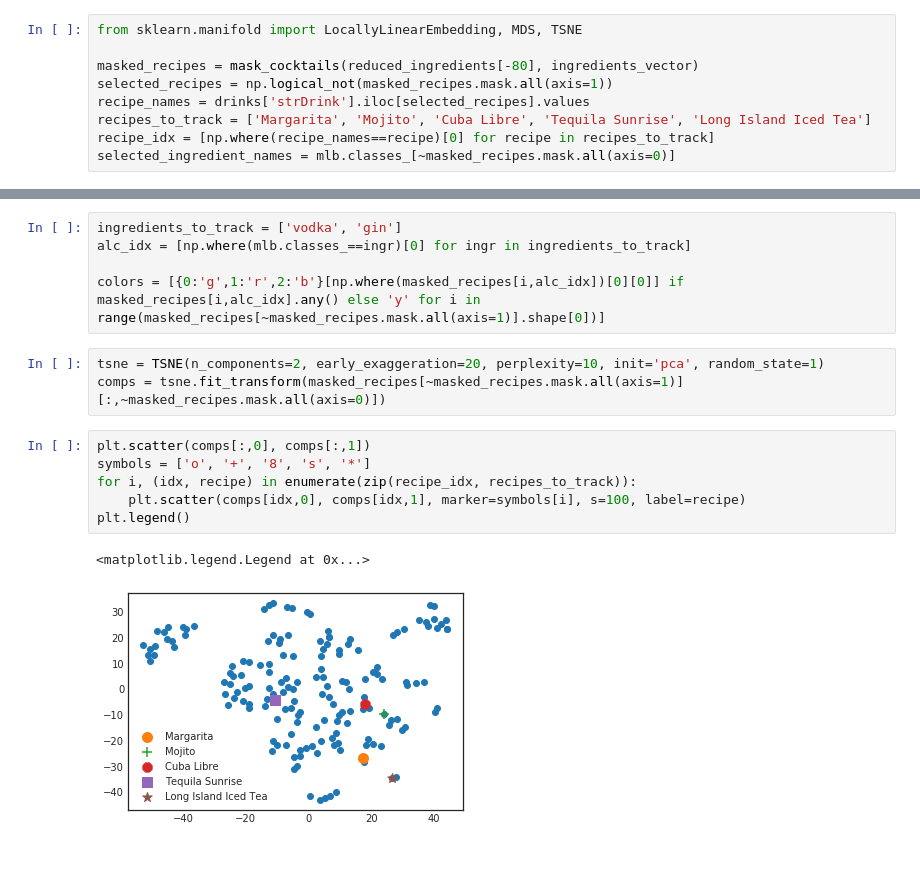
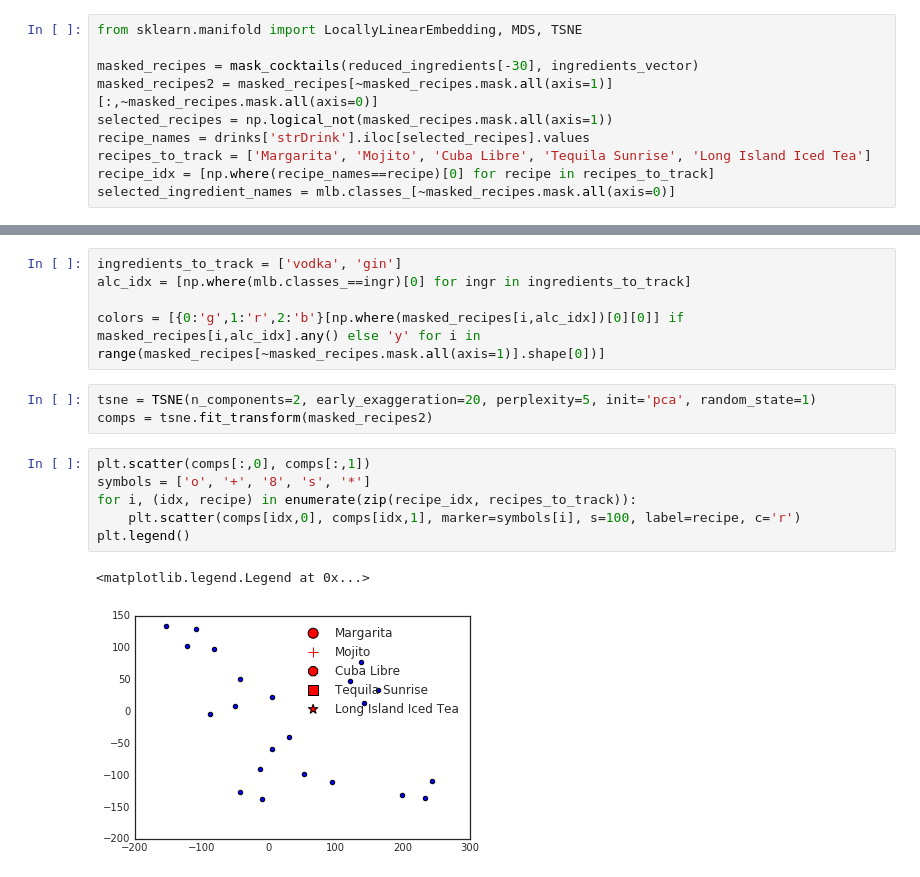
Before and after one commit to mjboos/unsupervised_drinking, a Jupyter notebook: RandomCocktailGenerator.ipynb, the cells around one changed output, grey strips where cells are left out. Drawn from its saved outputs; the diff is of its cells as text.

```diff
--- a/RandomCocktailGenerator.ipynb
+++ b/RandomCocktailGenerator.ipynb
@@ -20,7 +19,8 @@ red_recipes = masked_recipes[~masked_recipes.mask.all(axis=1)][:,~masked_recipes
 # %%
 from sklearn.manifold import LocallyLinearEmbedding, MDS, TSNE
 
-masked_recipes = mask_cocktails(reduced_ingredients[-80], ingredients_vector)
+masked_recipes = mask_cocktails(reduced_ingredients[-30], ingredients_vector)
+masked_recipes2 = masked_recipes[~masked_recipes.mask.all(axis=1)][:,~masked_recipes.mask.all(axis=0)]
 selected_recipes = np.logical_not(masked_recipes.mask.all(axis=1))
 recipe_names = drinks['strDrink'].iloc[selected_recipes].values
 recipes_to_track = ['Margarita', 'Mojito', 'Cuba Libre', 'Tequila Sunrise', 'Long Island Iced Tea']
@@ -41,17 +41,17 @@ alc_idx = [np.where(mlb.classes_==ingr)[0] for ingr in ingredients_to_track]
 
 colors = [{0:'g',1:'r',2:'b'}[np.where(masked_recipes[i,alc_idx])[0][0]] if masked_recipes[i,alc_idx].any() else 'y' for i in range(masked_recipes[~masked_recipes.mask.all(axis=1)].shape[0])]
 # %%
-tsne = TSNE(n_components=2, early_exaggeration=20, perplexity=10, init='pca', random_state=1)
-comps = tsne.fit_transform(masked_recipes[~masked_recipes.mask.all(axis=1)][:,~masked_recipes.mask.all(axis=0)])
+tsne = TSNE(n_components=2, early_exaggeration=20, perplexity=5, init='pca', random_state=1)
+comps = tsne.fit_transform(masked_recipes2)
 # %%
 plt.scatter(comps[:,0], comps[:,1])
 symbols = ['o', '+', '8', 's', '*']
 for i, (idx, recipe) in enumerate(zip(recipe_idx, recipes_to_track)):
-    plt.scatter(comps[idx,0], comps[idx,1], marker=symbols[i], s=100, label=recipe)
+    plt.scatter(comps[idx,0], comps[idx,1], marker=symbols[i], s=100, label=recipe, c='r')
 plt.legend()
 # %% [output]
 <matplotlib.legend.Legend at 0x...>
-[figure, old version]
+[figure, new version]
 # %%
 import bokeh.plotting as bpl
 
```
Also changed, not shown: parts of 5 cells of this notebook, 2 other files.
